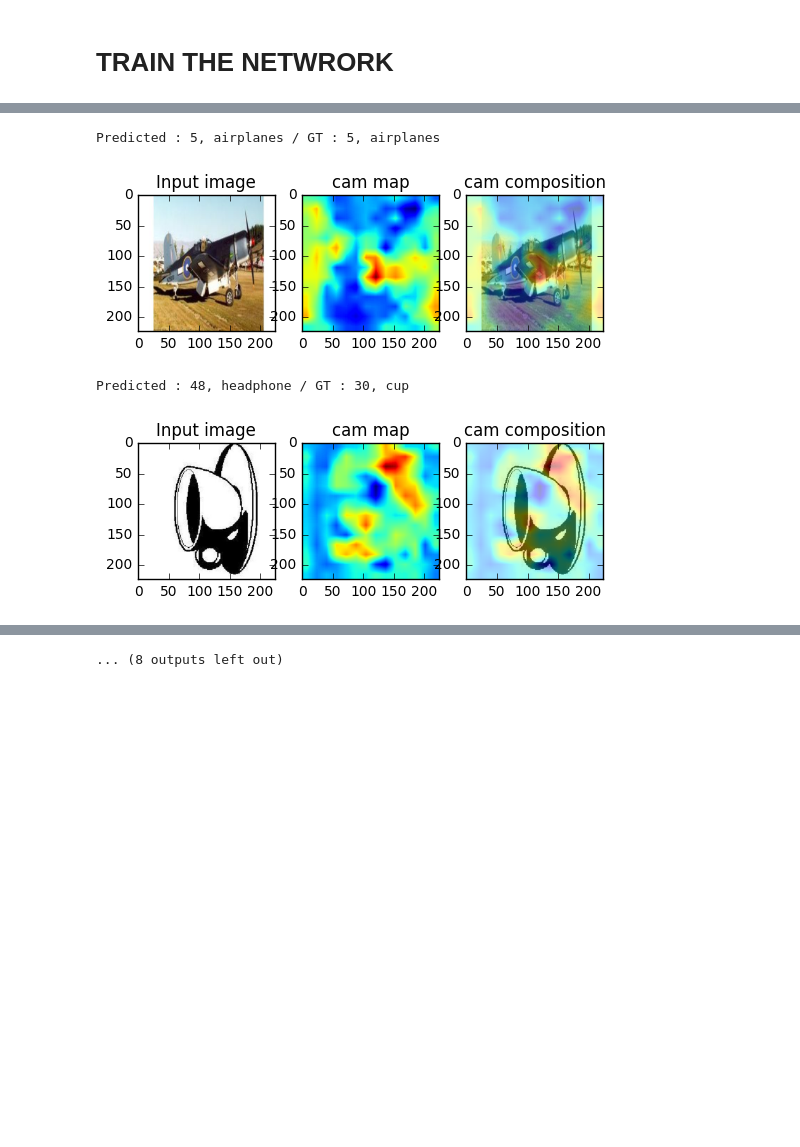
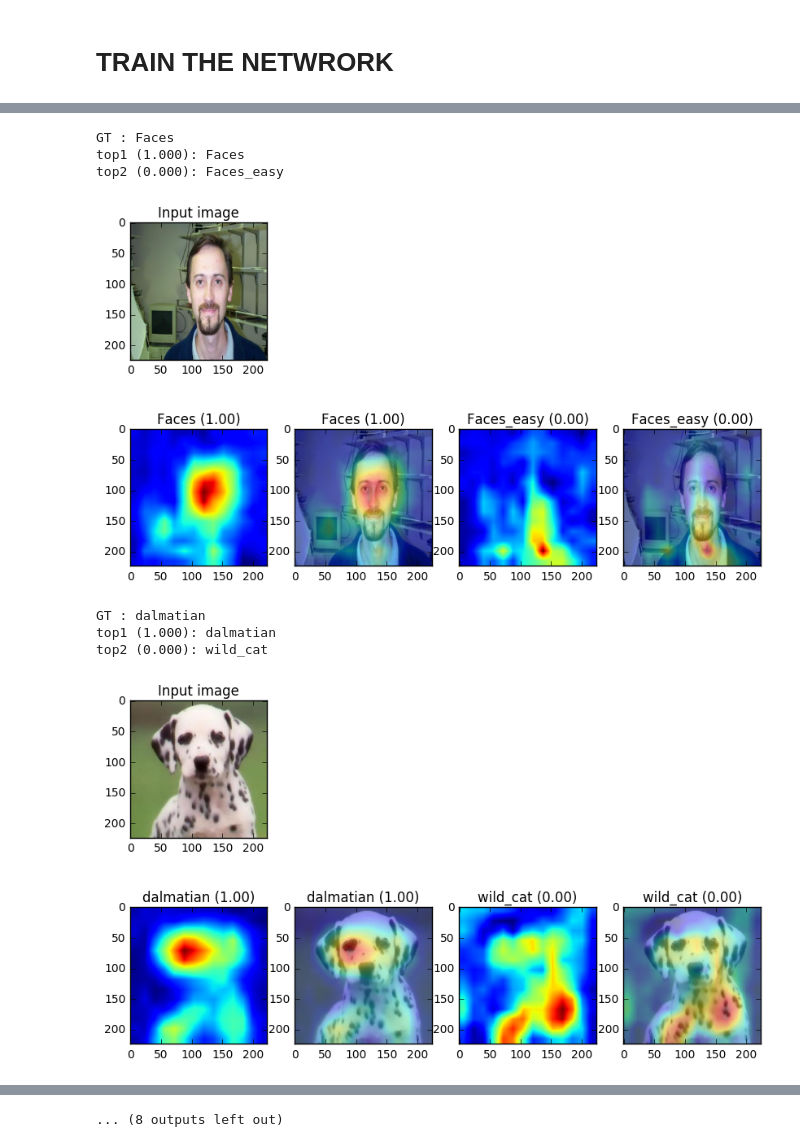
Before and after one commit to itswyri/cam_vgg, a Jupyter notebook: cam_vgg.ipynb, the cells around one changed output, grey strips where cells are left out. Cells and saved outputs as stored; diff of their text form; code cells hidden in the pictures; blank space fills up the shorter version.

Commit message:
visualize update

```diff
--- a/cam_vgg.ipynb
+++ b/cam_vgg.ipynb
@@ -250,7 +249,7 @@ FUNCTIONS READY
 import time
 
 # SOME PARAMETERS
-training_epochs = 10
+training_epochs = 6
 batch_size = 128
 total_batch = (ntrain // batch_size) + 1
 disp_step = 1
@@ -260,7 +259,7 @@ t0 = time.time()
 sess = tf.InteractiveSession()
 sess.run(init)
 
-for epoch in range(training_epochs):
+for epoch in xrange(training_epochs):
     avg_cost = 0.
     randperm = np.random.permutation(ntrain)
 
@@ -269,7 +268,7 @@ for epoch in range(training_epochs):
         batch_x = train_imgs[randidx, :, :, :]
         batch_y = train_labels[randidx, :]
         feeds_iter = {img_placeholder: batch_x, y: batch_y, kr: 0.7}
-        if epoch < 5:
+        if epoch < 3:
             _, c = sess.run([_optm, _cost], feed_dict=feeds_iter)
         else:
             c = sess.run(cost, feed_dict=feeds_iter)
@@ -302,51 +297,58 @@ OPTIMIZATION FINISHED in 449 sec
 # %%
 # Get Random Image
+nview = 2
 ntest = test_imgs.shape[0]
 randidx = np.random.randint(ntest, size=10)
 testimg = test_imgs[randidx, ...]
 testlabel = test_labels[randidx, :]
+predprob = tf.nn.softmax(pred)
 for i in xrange(10):
     currimg = testimg[i].reshape((-1,) + testimg[i].shape)
     currlabel = np.argmax(testlabel[i])
-    cam_testfeat, cam_outval, cam_weights = sess.run([fcam, pred, weights['out']],
+    cam_testfeat, cam_outval, cam_weights = sess.run([fcam, predprob, weights['out']],
                                                     feed_dict={img_placeholder: currimg, kr: 1.})
 
-    #vgg, _, _ = vggnet(VGG_PATH, img_placeholder)
-    #cam_testfeat, cam_outval, cam_weights = sess.run([vgg['relu5_4'], pred, weights['out']],
-#                                                   feed_dict={img_placeholder: currimg, kr: 1.})
-    predlabel = np.argmax(cam_outval)
-    predweights = cam_weights[:, predlabel]
-    camsum = np.zeros((14, 14))
-    for i in xrange(512):
-        camsum = camsum + predweights[i] * cam_testfeat[0,:,:,i]
+    predtop5 = np.argsort(-cam_outval[0])[:5]
+    print "GT : %s" % (categories[currlabel])
+    for j in xrange(nview):
+        print "top%1d (%.3f): %s" % (j+1, cam_outval[0, predtop5[j]], categories[predtop5[j]])
+    print "\n"
 
-    camavg = scipy.misc.imresize(camsum / 512, [224, 224])
-
-    cm_jet = plt.get_cmap('jet')
-    camadd = camavg.copy().astype(np.float) - np.min(camavg)
-    camadd = camadd / np.max(camadd)
-    camadd = 0.6*currimg[0]/255. + 0.4*cm_jet(camadd)[..., :3]
-
-    print "Predicted : %d, %s / GT : %d, %s" % (predlabel, categories[predlabel], currlabel, categories[currlabel])
-
-    plt.figure(i)
-
-    plt.subplot(131)
+    plt.figure(i, figsize=(10,6))
+    plt.subplot(2, 2*nview,1)
     plt.imshow(currimg[0])
     plt.title("Input image")
 
-    plt.subplot(132)
-    plt.imshow(camavg, cmap='jet')
-    # plt.matshow(camavg, cmap=plt.get_cmap('jet'))
-    plt.title("cam map")
-    # plt.colorbar()
+    for j in xrange(nview):
+        predlabel = predtop5[j]
+        predweights = cam_weights[:, predlabel]
+        camsum = np.zeros((14, 14))
+        for i in xrange(512):
+            camsum = camsum + predweights[i] * cam_testfeat[0,:,:,i]
 
-    plt.subplot(133)
-    plt.imshow(camadd)
-    plt.title("cam composition")
+        camavg = scipy.misc.imresize(camsum / 512, [224, 224])
+
+        cm_jet = plt.get_cmap('jet')
+        camadd = camavg.copy().astype(np.float) - np.min(camavg)
+        camadd = camadd / np.max(camadd)
+        camadd = 0.6*currimg[0]/255. + 0.4*cm_jet(camadd)[..., :3]
+
+        plt.subplot(2, 2*nview, 2*nview+2*j+1)
+        plt.imshow(camavg)
+        # plt.matshow(camavg, cmap=plt.get_cmap('jet'))
+        plt.title(categories[predlabel]+" ({:.2f})".format(cam_outval[0, predtop5[j]]))
+        # plt.colorbar()
+
+        plt.subplot(2, 2*nview, 2*nview+2*j+2)
+        plt.imshow(camadd)
+        plt.title(categories[predlabel]+" ({:.2f})".format(cam_outval[0, predtop5[j]]))
     plt.show()
 # %% [output]
-Predicted : 5, airplanes / GT : 5, airplanes
+GT : Faces
+top1 (1.000): Faces
+top2 (0.000): Faces_easy
-[figure, old version]
+[figure, new version]
-Predicted : 48, headphone / GT : 30, cup
+GT : dalmatian
+top1 (1.000): dalmatian
+top2 (0.000): wild_cat
-[figure, old version]
+[figure, new version]
```
Also changed, not shown: parts of 4 cells of this notebook.
